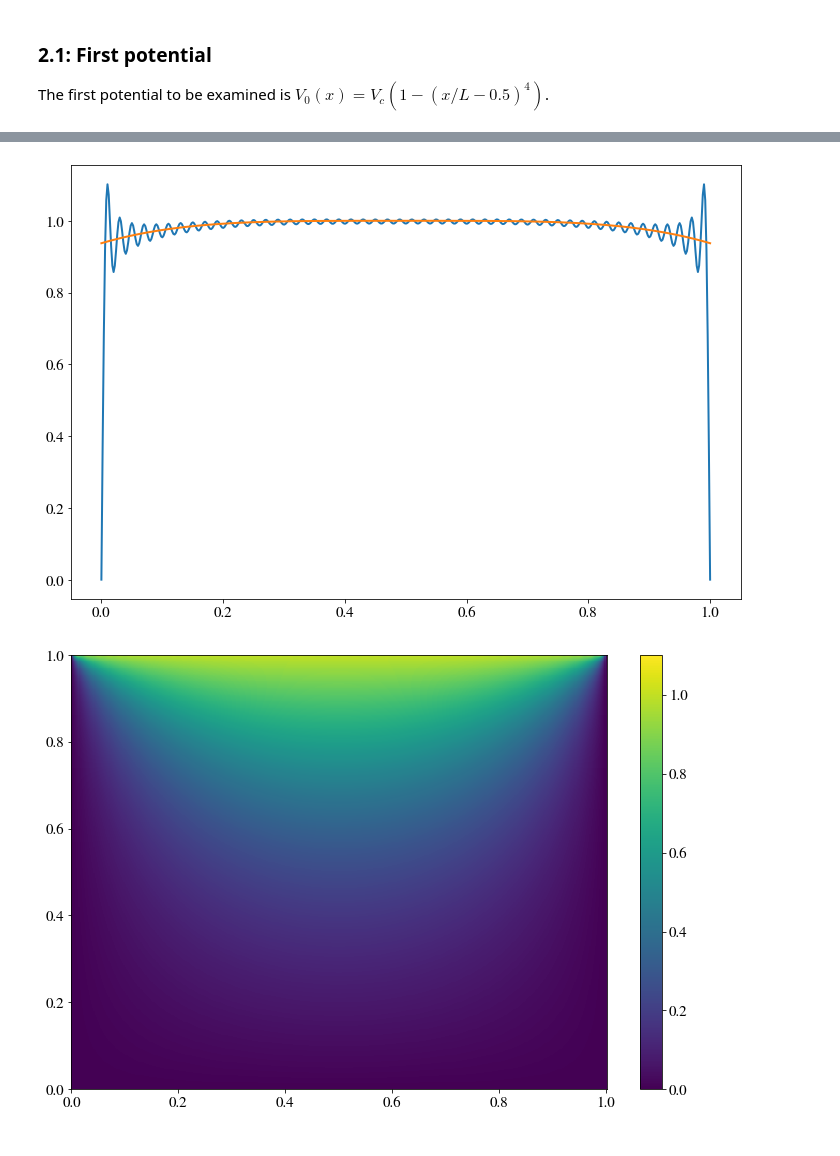
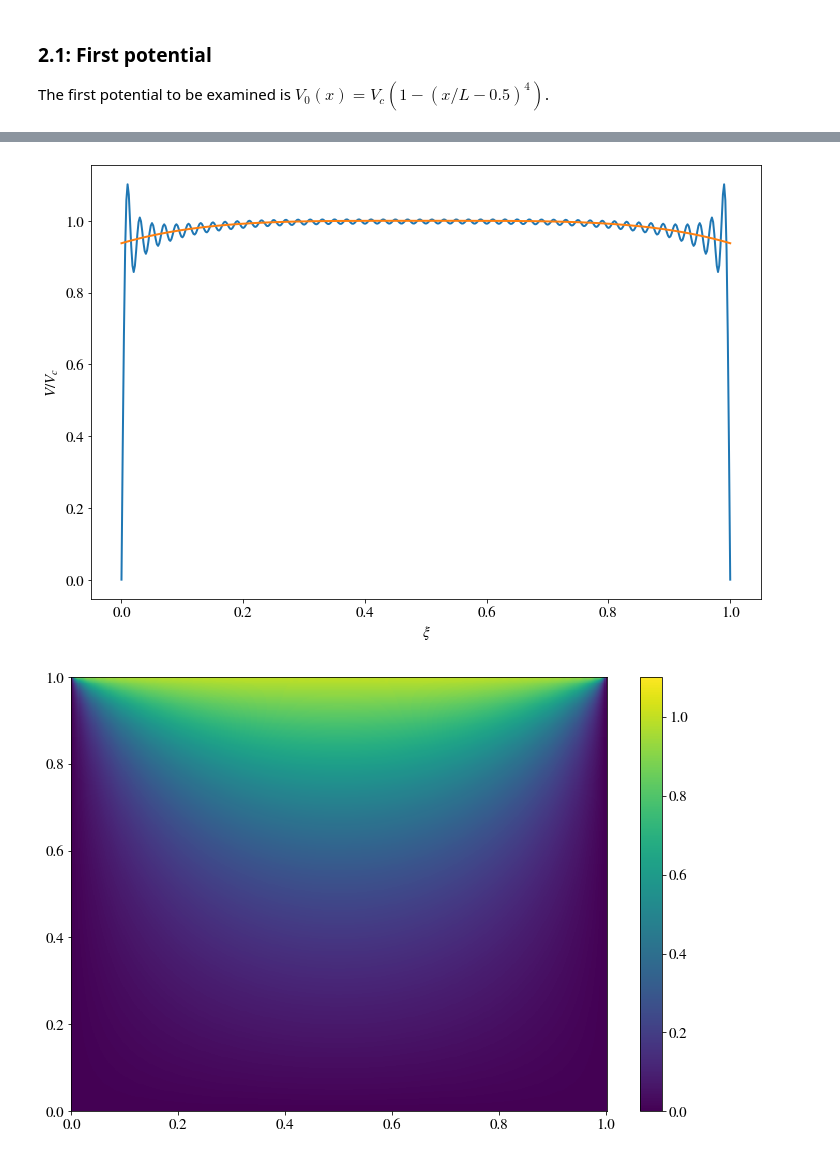
Before and after one commit to sindrelothe/TFY4240, a Jupyter notebook: Project/01-Project_test.ipynb, the cells around one changed output, grey strips where cells are left out. Saved outputs shown, nothing was run; the diff lists cells and outputs as text; code cells hidden in the pictures.

```diff
--- a/Project/01-Project_test.ipynb
+++ b/Project/01-Project_test.ipynb
@@ -161,9 +161,12 @@ Text(0, 0.5, 'Sum of square error')
 # %%
 plt.plot(xx[0], V_matrix[-1, :])
 plt.plot(xx[0], V1(xx[0]))
+plt.xlabel(r"$\xi$")
+plt.ylabel(r"$V / V_c$")
+plt.savefig("pot1_xat0.pdf")
 plt.show()
 # %% [output]
-[figure, old version]
+[figure, new version]
 # %%
 plt.pcolormesh(xx, yy, V_matrix)
 plt.colorbar()
```
Also changed, not shown: parts of 7 cells of this notebook, 8 other files.
